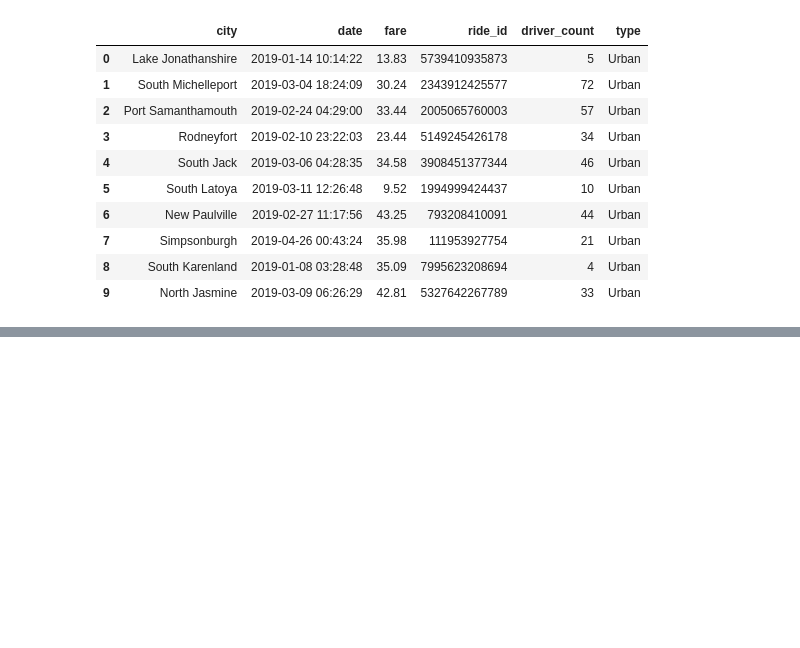
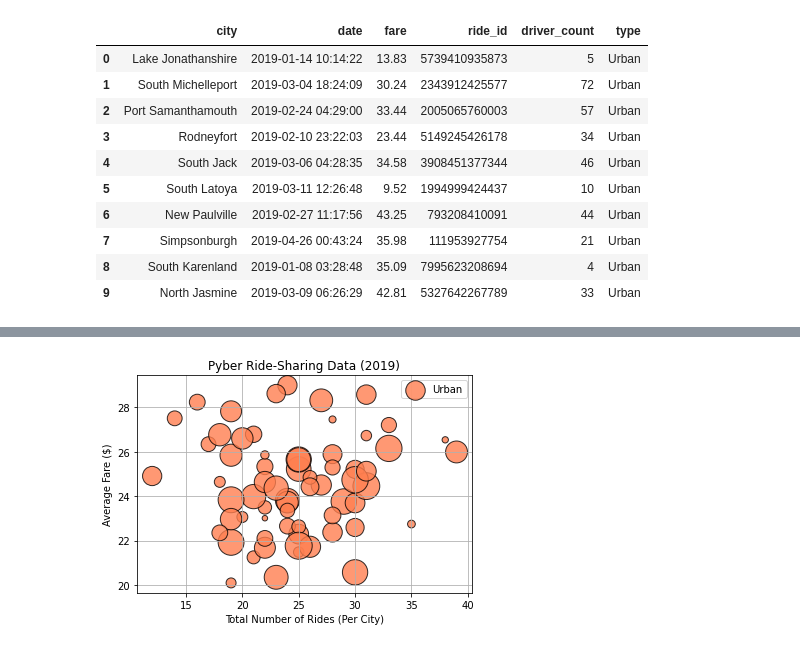
Before and after one commit to ariw237/PyBer_Analysis, a Jupyter notebook: PyBer.ipynb, the cells around one changed output, grey strips where cells are left out. Cells and saved outputs as stored; diff of their text form; code cells hidden in the pictures; blank space fills up the shorter version.

```diff
--- a/PyBer.ipynb
+++ b/PyBer.ipynb
@@ -161,0 +268,16 @@ pyber_data_df.head(10)
+# %%
+#This helps but now we need to annotate this to be more complete:
+plt.scatter(urban_ride_count, urban_average_fare,
+            s=urban_average_drivers_by_city*10,
+            edgecolor = 'k',
+            alpha=0.8,
+            label="Urban",
+           color = "coral")
+plt.title("Pyber Ride-Sharing Data (2019)")
+plt.ylabel("Average Fare ($)")
+plt.xlabel("Total Number of Rides (Per City)")
+plt.grid()
+plt.legend()
+plt.show()
+# %% [output]
+[figure, added]
```
Also changed, not shown: parts of 16 cells of this notebook.
